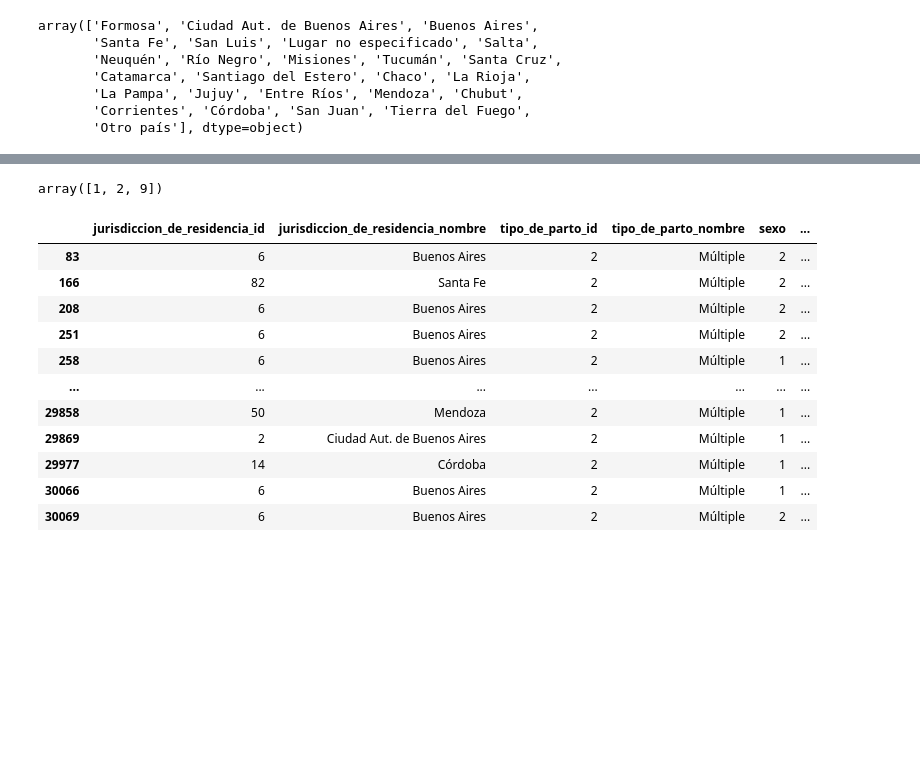
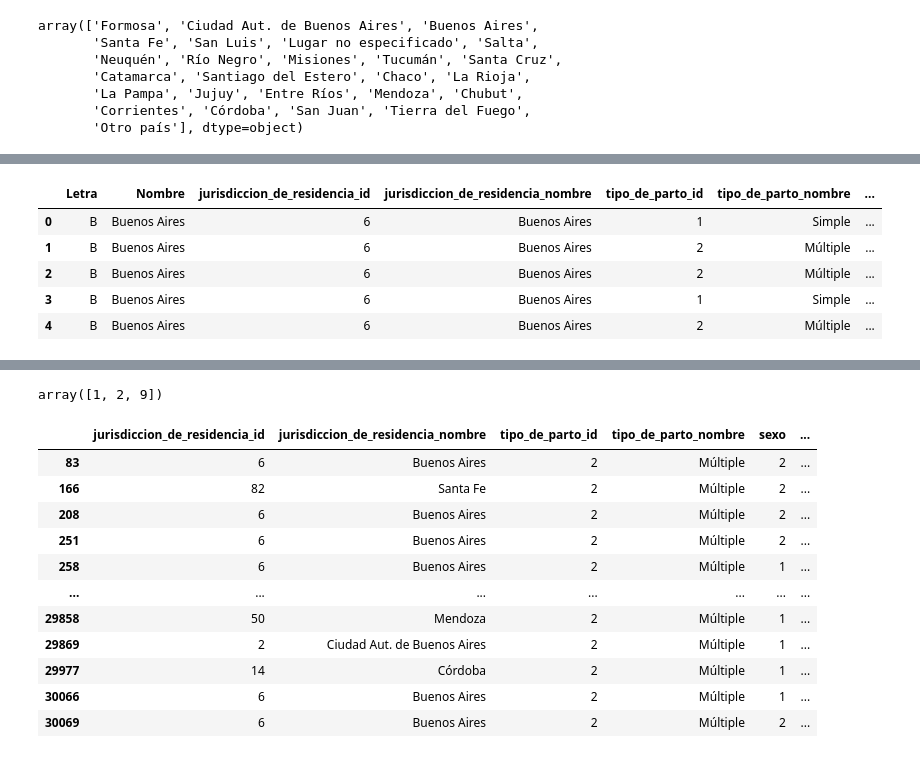
Before and after one commit to gagabriela2787/Grupo7ISPC, a Jupyter notebook: TPGrupo7Nacidos.ipynb, the cells around one changed output, grey strips where cells are left out. Saved outputs shown, nothing was run; the diff lists cells and outputs as text; code cells hidden in the pictures; blank space fills up the shorter version.

```diff
--- a/TPGrupo7Nacidos.ipynb
+++ b/TPGrupo7Nacidos.ipynb
@@ -20,2 +51,19 @@ array(['Formosa', 'Ciudad Aut. de Buenos Aires', 'Buenos Aires',
+# %%
+# Unir dataframe prov_count y df_letra,
+#------------------------------------------------
+# test sin inner pero con mas observaciones:
+#dataJ = pd.merge(subdf1, dataC, left_index=True,right_index=True ,how="outer")
+
+#dataJ = pd.merge(subdf1, dataC, left_index=True, right_index=True ,how="inner")
+
+df_Union = pd.merge(left=df_Letra, right=df, how="inner", left_on="Nombre", right_on="jurisdiccion_de_residencia_nombre")
+df_Union.head()
+# %% [output]
+|  | Letra | Nombre | jurisdiccion_de_residencia_id | jurisdiccion_de_residencia_nombre | tipo_de_parto_id | tipo_de_parto_nombre | ... |
+| 0 | B | Buenos Aires | 6 | Buenos Aires | 1 | Simple | ... |
+| 1 | B | Buenos Aires | 6 | Buenos Aires | 2 | Múltiple | ... |
+| 2 | B | Buenos Aires | 6 | Buenos Aires | 2 | Múltiple | ... |
+| 3 | B | Buenos Aires | 6 | Buenos Aires | 1 | Simple | ... |
+| 4 | B | Buenos Aires | 6 | Buenos Aires | 2 | Múltiple | ... |
 # %%
 # Explorar la distribución de nacimientos por provincias
```
Also changed, not shown: parts of 3 cells of this notebook.
